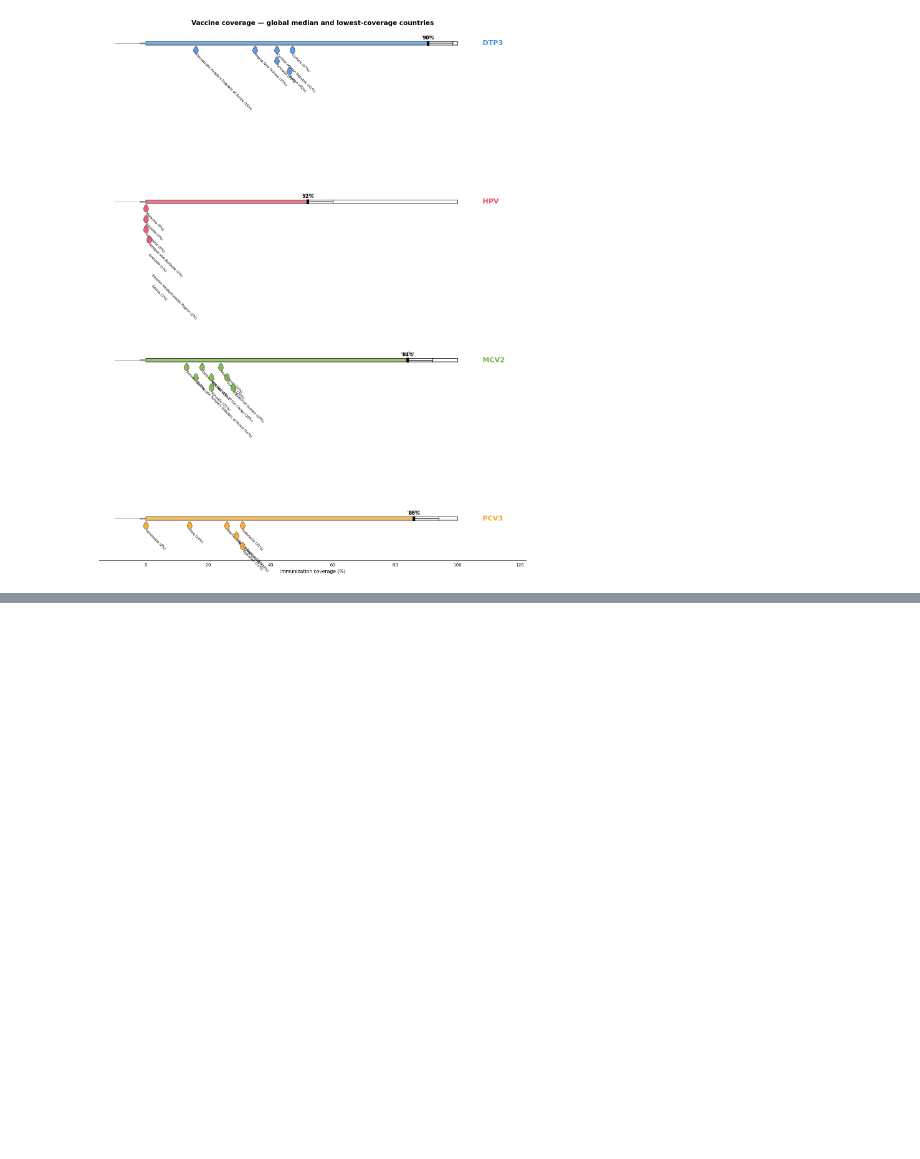
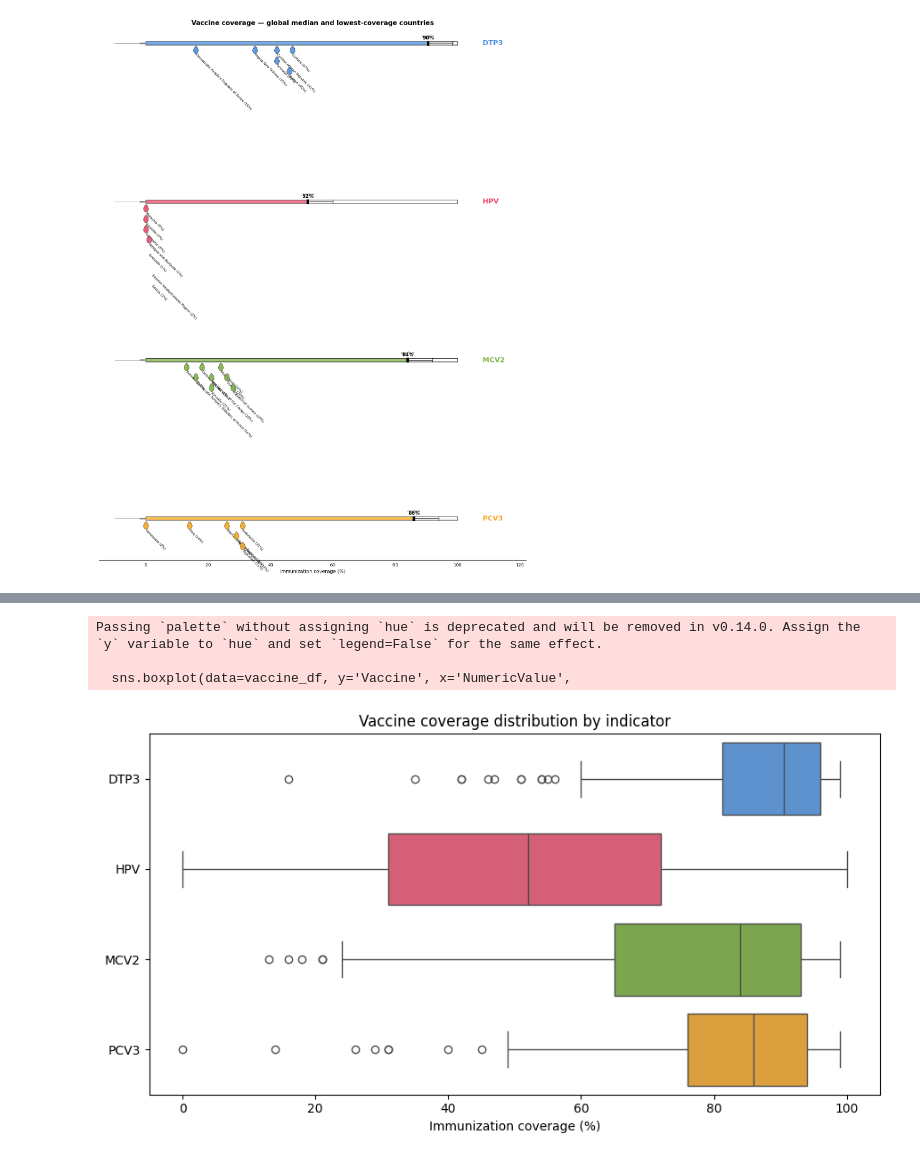
Before and after one commit to SelmaEsders/WHO_health_indicators, a Jupyter notebook: Jupyter_Notebooks/SelmaVaccines01_tryout.ipynb, the cells around one changed output, grey strips where cells are left out. Drawn from its saved outputs; the diff is of its cells as text; code cells hidden in the pictures; blank space fills up the shorter version.

```diff
--- a/Jupyter_Notebooks/SelmaVaccines01_tryout.ipynb
+++ b/Jupyter_Notebooks/SelmaVaccines01_tryout.ipynb
@@ -345,0 +1006,26 @@ plt.show()
+# %%
+import seaborn as sns
+import matplotlib.pyplot as plt
+import os
+
+os.makedirs('Plot_pictures', exist_ok=True)
+
+order = ['DTP3', 'HPV', 'MCV2', 'PCV3']
+colors = ['#4A90E2', '#E94B6A', '#7CB342', '#F5A623']
+
+plt.figure(figsize=(9, 5))
+sns.boxplot(data=vaccine_df, y='Vaccine', x='NumericValue',
+            order=order, palette=colors)
+
+plt.xlabel('Immunization coverage (%)')
+plt.ylabel('')
+plt.title('Vaccine coverage distribution by indicator')
+plt.xlim(-5, 105)
+plt.tight_layout()
+plt.savefig('Plot_pictures/vaccine_boxplot.png', dpi=300, bbox_inches='tight')
+plt.show()
+# %% [output]
+Passing `palette` without assigning `hue` is deprecated and will be removed in v0.14.0. Assign the `y` variable to `hue` and set `legend=False` for the same effect.
+
+  sns.boxplot(data=vaccine_df, y='Vaccine', x='NumericValue',
+[figure, added]
```
Also changed, not shown: parts of 30 cells of this notebook, 10 other files.
